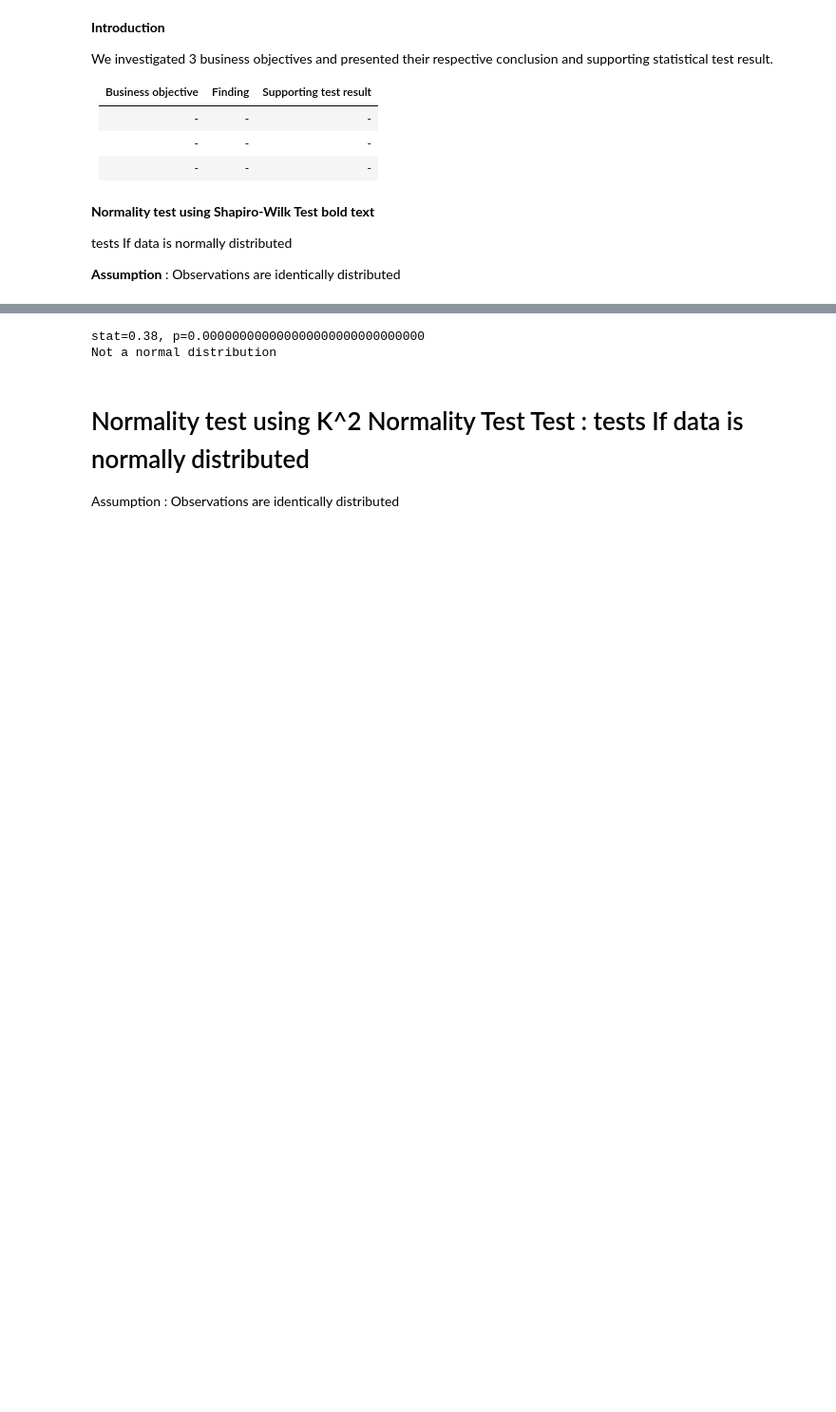
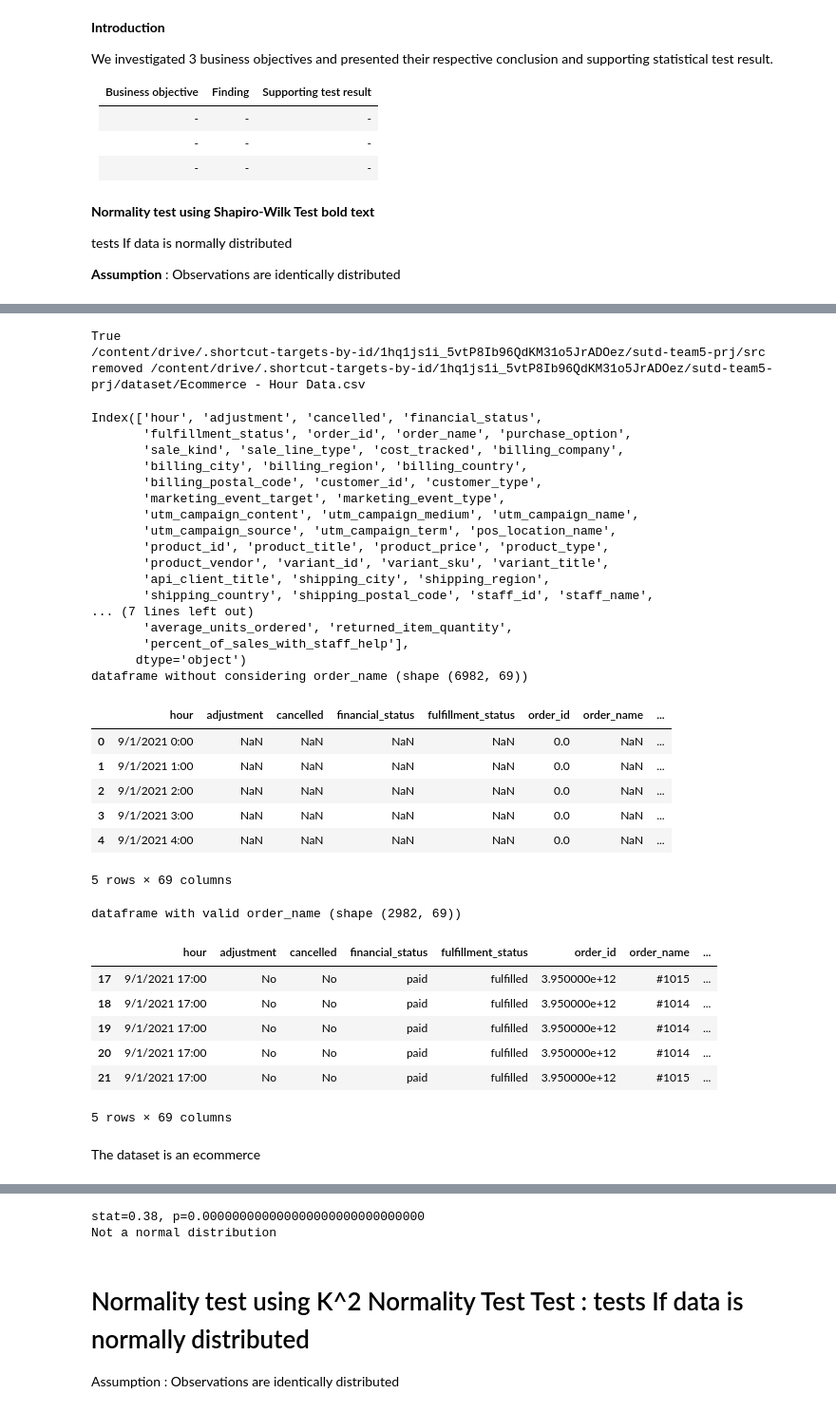
Before and after one commit to VincentChong123/1sutd-stats-team5-prj, a Jupyter notebook: Team_5_Project_(JH)_v1_0.ipynb, the cells around one changed output, grey strips where cells are left out. Shown at 95% size. Drawn from its saved outputs; the diff is of its cells as text; code cells hidden in the pictures; blank space fills up the shorter version.

```diff
--- a/Team_5_Project_(JH)_v1_0.ipynb
+++ b/Team_5_Project_(JH)_v1_0.ipynb
@@ -55,3 +76,76 @@ Index(['hour', 'adjustment', 'cancelled', 'financial_status',
+# %%
+if IS_RUNNING_GOOGLE_COLAB:
+  csv_pathname = data_dir + "Ecommerce - Hour Data.csv"
+  zip_pathname = data_dir +  "Ecommerce - Hour Data.zip"
+
+  print(os.path.exists(zip_pathname))
+  print(os.getcwd())
+
+  file = zipfile.ZipFile(zip_pathname)
+  file.setpassword(pwd = bytes('VNjAMFv268"(*C*y', 'utf-8' ))
+
+  try:
+    file.extractall(path = data_dir)
+    # time.sleep(5)
+    mydf = pd.read_csv(data_dir + "Ecommerce - Hour Data.csv")
+
+  except:
+    print(f"fail to unzip {zip_pathname}")
+
+  os.remove(csv_pathname)
+  print(f"removed {csv_pathname}")
+
+else:
+  mydf = pd.read_csv(data_dir + "Ecommerce - Hour Data.csv")
+# %% [output]
+True
+/content/drive/.shortcut-targets-by-id/1hq1js1i_5vtP8Ib96QdKM31o5JrADOez/sutd-team5-prj/src
+removed /content/drive/.shortcut-targets-by-id/1hq1js1i_5vtP8Ib96QdKM31o5JrADOez/sutd-team5-prj/dataset/Ecommerce - Hour Data.csv
+# %%
+print(mydf.columns)
+print(f"dataframe without considering order_name (shape {mydf.shape}) ")
+display(mydf.head())
+
+mydf_notna = mydf[mydf.order_name.isna()==False]
+print(f"dataframe with valid order_name (shape {mydf_notna.shape}) ")
+display(mydf_notna.head())
+#'total_sales', 'gross_sales', 'average_order_value', 'returned_item_quantity',
+#'gross_profit', 'ordered_item_quantity', 'net_quantity', 'product_type'
+# %% [output]
+Index(['hour', 'adjustment', 'cancelled', 'financial_status',
+       'fulfillment_status', 'order_id', 'order_name', 'purchase_option',
+       'sale_kind', 'sale_line_type', 'cost_tracked', 'billing_company',
+       'billing_city', 'billing_region', 'billing_country',
+       'billing_postal_code', 'customer_id', 'customer_type',
+       'marketing_event_target', 'marketing_event_type',
+       'utm_campaign_content', 'utm_campaign_medium', 'utm_campaign_name',
+       'utm_campaign_source', 'utm_campaign_term', 'pos_location_name',
+       'product_id', 'product_title', 'product_price', 'product_type',
+       'product_vendor', 'variant_id', 'variant_sku', 'variant_title',
+       'api_client_title', 'shipping_city', 'shipping_region',
+       'shipping_country', 'shipping_postal_code', 'staff_id', 'staff_name',
+... (7 lines left out)
+       'average_units_ordered', 'returned_item_quantity',
+       'percent_of_sales_with_staff_help'],
+      dtype='object')
+dataframe without considering order_name (shape (6982, 69))
+|  | hour | adjustment | cancelled | financial_status | fulfillment_status | order_id | order_name | ... |
+| 0 | 9/1/2021 0:00 | NaN | NaN | NaN | NaN | 0.0 | NaN | ... |
+| 1 | 9/1/2021 1:00 | NaN | NaN | NaN | NaN | 0.0 | NaN | ... |
+| 2 | 9/1/2021 2:00 | NaN | NaN | NaN | NaN | 0.0 | NaN | ... |
+| 3 | 9/1/2021 3:00 | NaN | NaN | NaN | NaN | 0.0 | NaN | ... |
+| 4 | 9/1/2021 4:00 | NaN | NaN | NaN | NaN | 0.0 | NaN | ... |
+5 rows × 69 columns
+dataframe with valid order_name (shape (2982, 69))
+|  | hour | adjustment | cancelled | financial_status | fulfillment_status | order_id | order_name | ... |
+| 17 | 9/1/2021 17:00 | No | No | paid | fulfilled | 3.950000e+12 | #1015 | ... |
+| 18 | 9/1/2021 17:00 | No | No | paid | fulfilled | 3.950000e+12 | #1014 | ... |
+| 19 | 9/1/2021 17:00 | No | No | paid | fulfilled | 3.950000e+12 | #1014 | ... |
+| 20 | 9/1/2021 17:00 | No | No | paid | fulfilled | 3.950000e+12 | #1014 | ... |
+| 21 | 9/1/2021 17:00 | No | No | paid | fulfilled | 3.950000e+12 | #1015 | ... |
+5 rows × 69 columns
+# %% [markdown]
+The dataset is an ecommerce
 # %%
 #Checking Histogram
 %matplotlib inline
```
Also changed, not shown: parts of 15 cells of this notebook.
